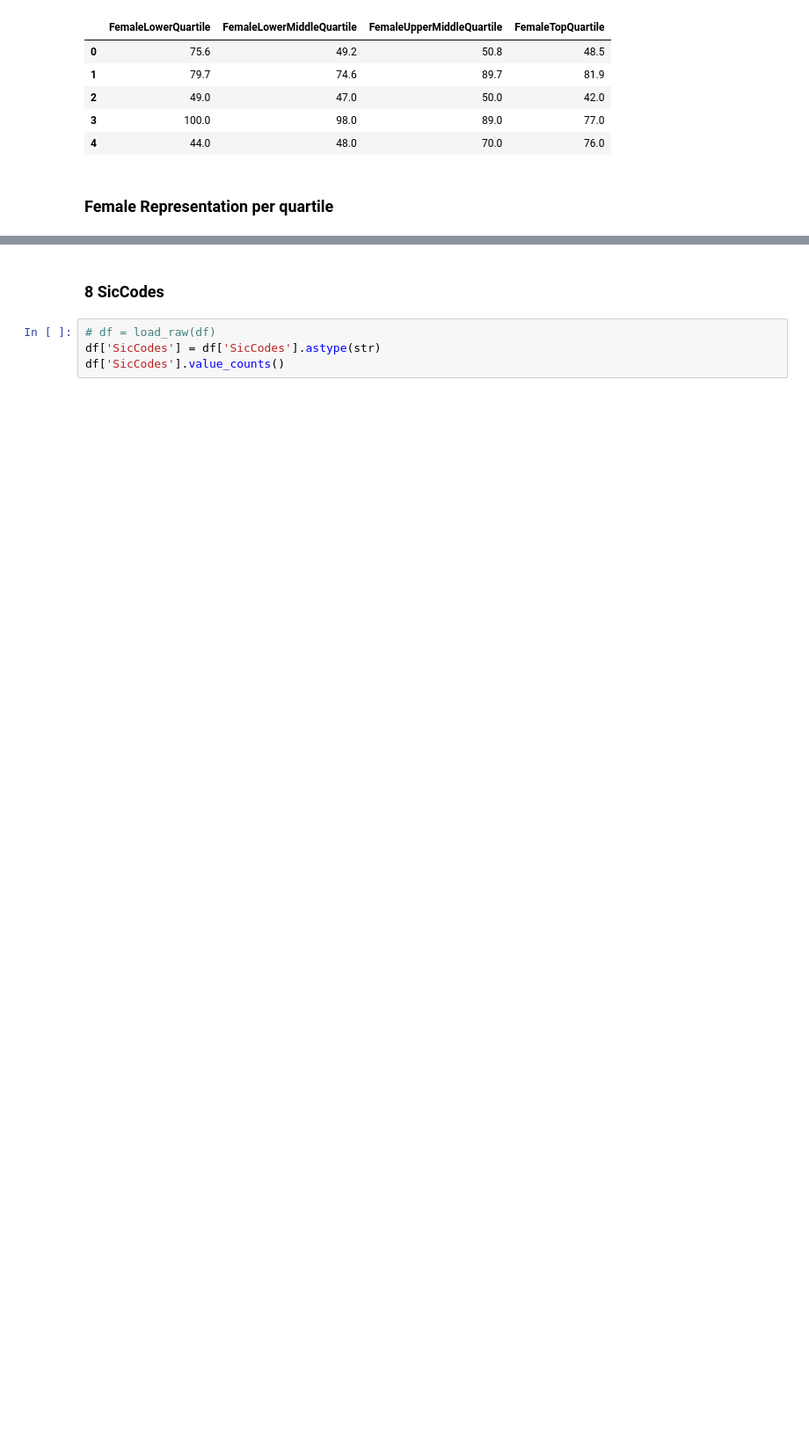
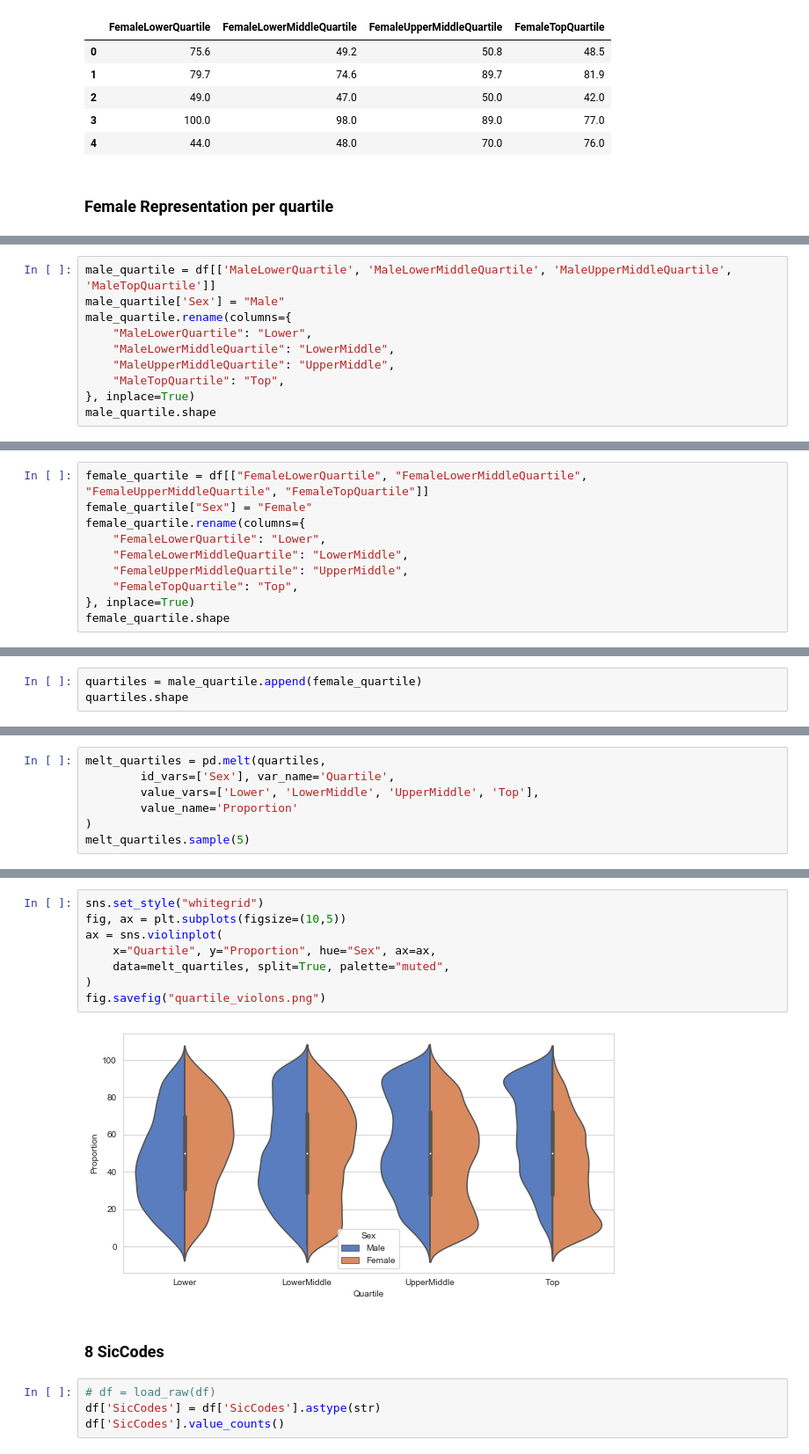
Before and after one commit to Ads2020Group6/data-exploration, a Jupyter notebook: Gov Equalities Office - EDA.ipynb, the cells around one changed output, grey strips where cells are left out. Shown at 88% size. Drawn from its saved outputs; the diff is of its cells as text; blank space fills up the shorter version.

```diff
--- a/Gov Equalities Office - EDA.ipynb
+++ b/Gov Equalities Office - EDA.ipynb
@@ -379,0 +349,10 @@ plot_quartiles('Female', 'cyan')
+# %%
+male_quartile = df[['MaleLowerQuartile', 'MaleLowerMiddleQuartile', 'MaleUpperMiddleQuartile', 'MaleTopQuartile']]
+male_quartile['Sex'] = "Male"
+male_quartile.rename(columns={
+    "MaleLowerQuartile": "Lower",
+    "MaleLowerMiddleQuartile": "LowerMiddle",
+    "MaleUpperMiddleQuartile": "UpperMiddle",
+    "MaleTopQuartile": "Top",
+}, inplace=True)
+male_quartile.shape
@@ -379,0 +365,10 @@ plot_quartiles('Female', 'cyan')
+# %%
+female_quartile = df[["FemaleLowerQuartile", "FemaleLowerMiddleQuartile", "FemaleUpperMiddleQuartile", "FemaleTopQuartile"]]
+female_quartile["Sex"] = "Female"
+female_quartile.rename(columns={
+    "FemaleLowerQuartile": "Lower",
+    "FemaleLowerMiddleQuartile": "LowerMiddle",
+    "FemaleUpperMiddleQuartile": "UpperMiddle",
+    "FemaleTopQuartile": "Top",
+}, inplace=True)
+female_quartile.shape
@@ -379,0 +381,3 @@ plot_quartiles('Female', 'cyan')
+# %%
+quartiles = male_quartile.append(female_quartile)
+quartiles.shape
@@ -379,0 +386,7 @@ plot_quartiles('Female', 'cyan')
+# %%
+melt_quartiles = pd.melt(quartiles,
+        id_vars=['Sex'], var_name='Quartile',
+        value_vars=['Lower', 'LowerMiddle', 'UpperMiddle', 'Top'],
+        value_name='Proportion'
+)
+melt_quartiles.sample(5)
@@ -380,3 +400,13 @@ plot_quartiles('Female', 'cyan')
+# %%
+sns.set_style("whitegrid")
+fig, ax = plt.subplots(figsize=(10,5))
+ax = sns.violinplot(
+    x="Quartile", y="Proportion", hue="Sex", ax=ax,
+    data=melt_quartiles, split=True, palette="muted",
+)
+fig.savefig("quartile_violons.png")
+# %% [output]
+[figure, added]
 # %% [markdown]
 ### 8 SicCodes
 # %%
```
Also changed, not shown: parts of 15 cells of this notebook, 1 other file.
